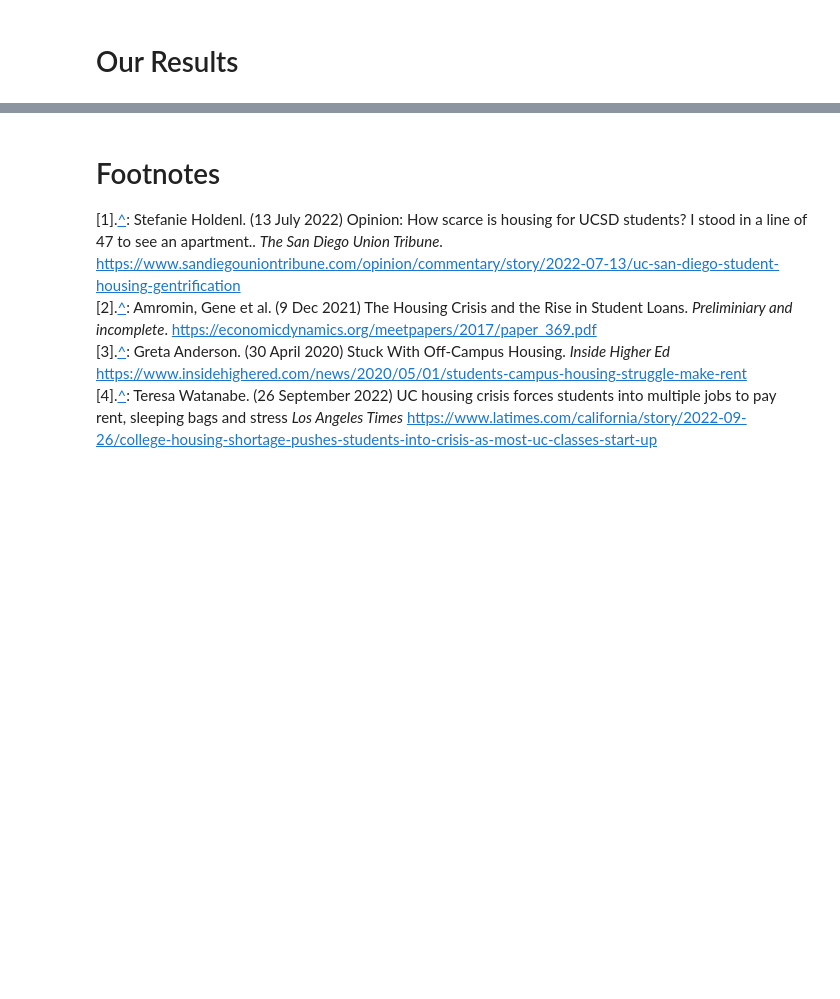
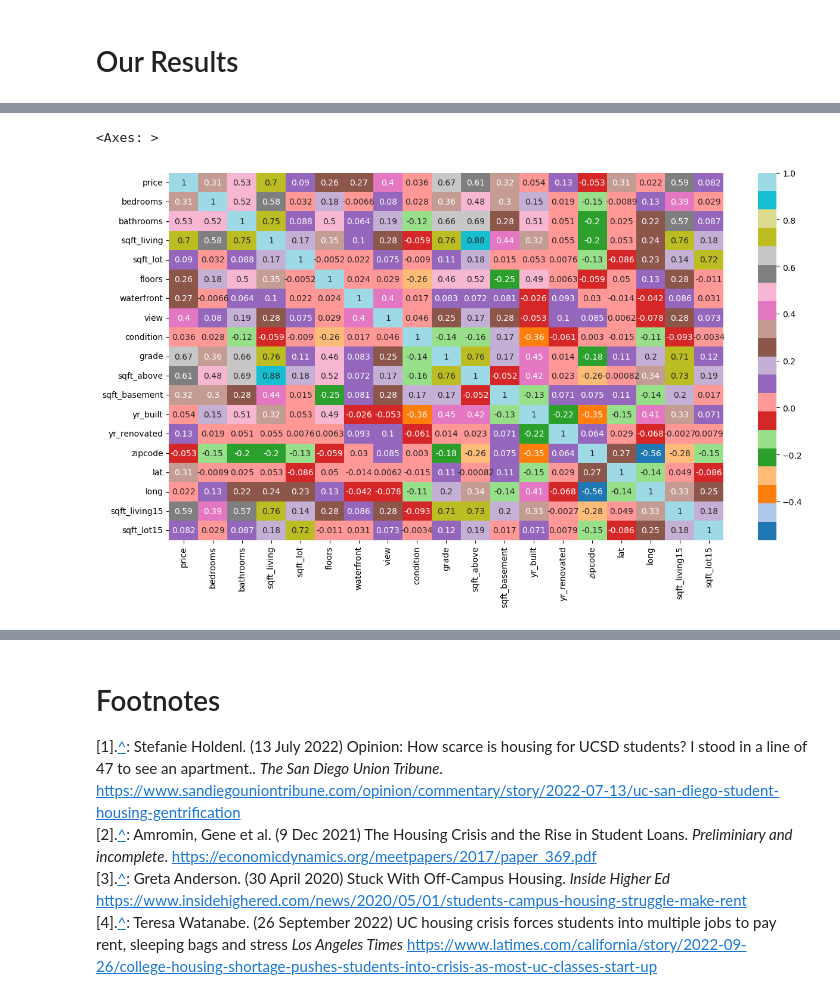
Before and after one commit to COGS118A/Group020-SP23, a Jupyter notebook: FinalProject_Group020-SP23.ipynb, the cells around one changed output, grey strips where cells are left out. Drawn from its saved outputs; the diff is of its cells as text; code cells hidden in the pictures; blank space fills up the shorter version.

```diff
--- a/FinalProject_Group020-SP23.ipynb
+++ b/FinalProject_Group020-SP23.ipynb
@@ -94,0 +110,3 @@ We first started by looking at the data and seeing what we could do with it. We
+# %%
+raw_data = pd.read_csv('kc_house_data.csv')
+raw_data.head()
@@ -94,0 +123,3 @@ We first started by looking at the data and seeing what we could do with it. We
+# %%
+df = raw_data.copy()
+df = df.drop(['id', 'date'], axis=1)
@@ -94,0 +134,6 @@ We first started by looking at the data and seeing what we could do with it. We
+# %%
+plt.figure(figsize=(15,8))
+sns.heatmap(df.corr(), annot=True, cmap = "tab20")
+# %% [output]
+<Axes: >
+[figure, added]
```
Also changed, not shown: parts of 21 cells of this notebook, 1 other file.
